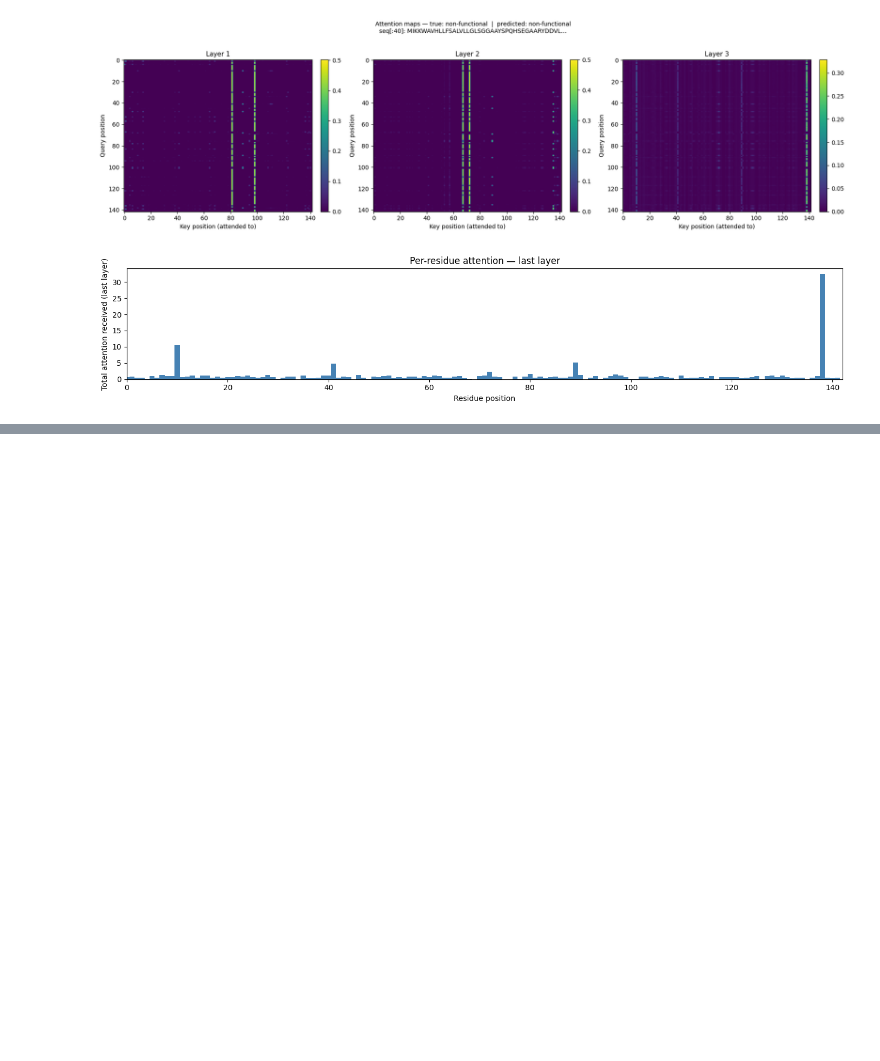
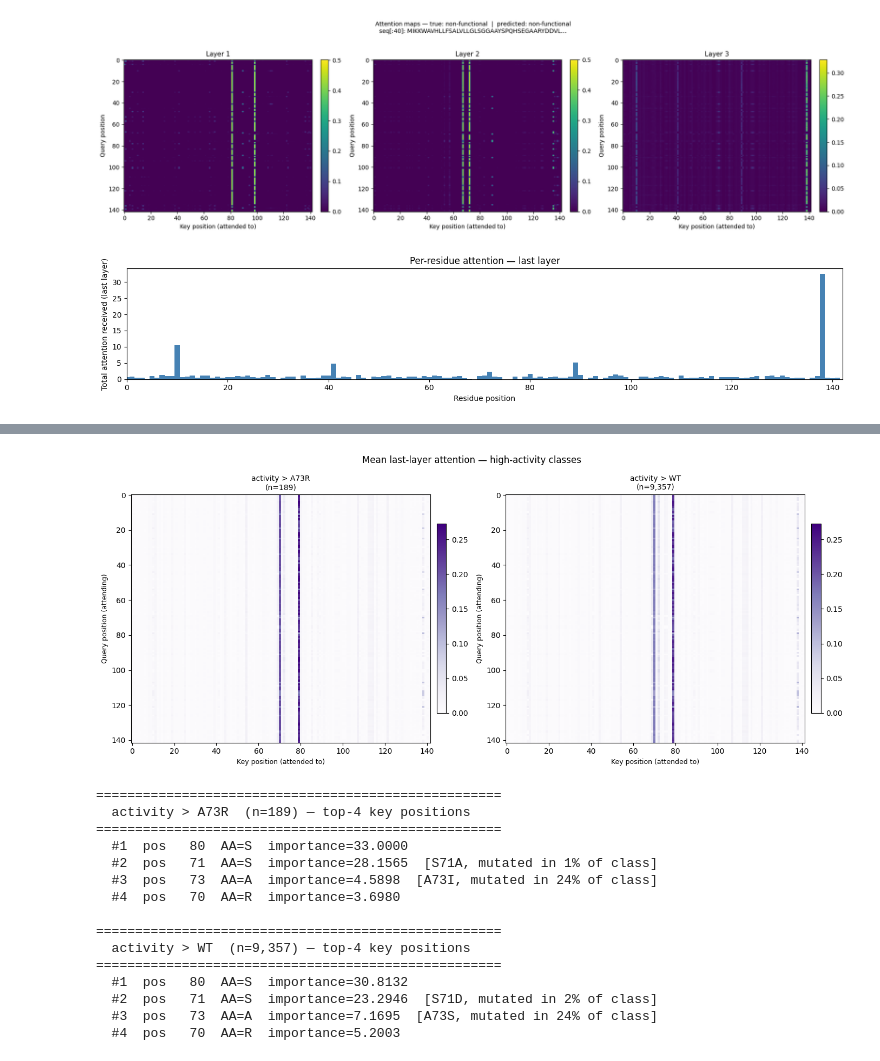
Before and after one commit to zahmiriajoh/AwasthiJohnson_10.C51, a Jupyter notebook: notebooks/02_model_comparison.ipynb, the cells around one changed output, grey strips where cells are left out. Cells and saved outputs as stored; diff of their text form; code cells hidden in the pictures; blank space fills up the shorter version.

```diff
--- a/notebooks/02_model_comparison.ipynb
+++ b/notebooks/02_model_comparison.ipynb
@@ -444,0 +574,80 @@ plt.show()
+# %%
+import ast
+from collections import Counter
+
+CLASSES_TO_PLOT = ['activity > A73R', 'activity > WT']
+
+# --- heatmaps ---
+fig, axes = plt.subplots(1, 2, figsize=(14, 6))
+vmax = max(
+    attn_all[np.array(true_labels) == cls].mean(axis=0).max()
+    for cls in CLASSES_TO_PLOT
+)
+
+for ax, cls in zip(axes, CLASSES_TO_PLOT):
+    mask     = np.array(true_labels) == cls
+    cls_mean = attn_all[mask].mean(axis=0)        # (seq_len, seq_len)
+
+    im = ax.imshow(cls_mean, cmap="Purples", aspect="auto",
+                   interpolation="nearest", vmin=0, vmax=vmax)
+    ax.set_title(f"{cls}\n(n={mask.sum():,})", fontsize=10)
+    ax.set_xlabel("Key position (attended to)", fontsize=9)
+    ax.set_ylabel("Query position (attending)", fontsize=9)
+    plt.colorbar(im, ax=ax, fraction=0.03, pad=0.02)
+
+fig.suptitle("Mean last-layer attention — high-activity classes", fontsize=12)
+plt.tight_layout()
+plt.show()
+
+# --- top-4 key positions ---
+for cls in CLASSES_TO_PLOT:
+    mask     = np.array(true_labels) == cls
+    cls_mean = attn_all[mask].mean(axis=0)        # (seq_len, seq_len)
+    cls_df   = trans_preds_df[mask].reset_index(drop=True)
+    cls_seqs = [seqs[i] for i in np.where(mask)[0]]
+
+    key_importance = cls_mean.sum(axis=0)         # sum over query → (seq_len,)
+    top4_idx       = np.argsort(-key_importance)[:4]
+
+    # mutation frequency per position within this class
+    mut_freq = Counter(
+        pos - 1
+        for row in cls_df["mutations"]
+        for _, pos, _ in ast.literal_eval(row)
+    )
+    # most common mutation label at each position (e.g. "A30S")
+    mut_labels_at = {}
+    for row in cls_df["mutations"]:
+        for orig, pos, new in ast.literal_eval(row):
+            mut_labels_at.setdefault(pos - 1, Counter())[f"{orig}{pos}{new}"] += 1
+
+    print(f"\n{'='*52}")
+    print(f"  {cls}  (n={mask.sum():,}) — top-4 key positions")
+    print(f"{'='*52}")
+    for rank, pos in enumerate(top4_idx, 1):
+        consensus_aa = Counter(s[pos] for s in cls_seqs).most_common(1)[0][0]
+        freq         = mut_freq.get(pos, 0) / mask.sum()
+        if freq > 0.01:
+            top_mut = mut_labels_at[pos].most_common(1)[0][0]
+            note    = f"  [{top_mut}, mutated in {freq:.0%} of class]"
+        else:
+            note = ""
+        print(f"  #{rank}  pos {pos+1:>4}  AA={consensus_aa}"
+              f"  importance={key_importance[pos]:.4f}{note}")
+# %% [output]
+[figure, added]
+====================================================
+  activity > A73R  (n=189) — top-4 key positions
+====================================================
+  #1  pos   80  AA=S  importance=33.0000
+  #2  pos   71  AA=S  importance=28.1565  [S71A, mutated in 1% of class]
+  #3  pos   73  AA=A  importance=4.5898  [A73I, mutated in 24% of class]
+  #4  pos   70  AA=R  importance=3.6980
+
+====================================================
+  activity > WT  (n=9,357) — top-4 key positions
+====================================================
+  #1  pos   80  AA=S  importance=30.8132
+  #2  pos   71  AA=S  importance=23.2946  [S71D, mutated in 2% of class]
+  #3  pos   73  AA=A  importance=7.1695  [A73S, mutated in 24% of class]
+  #4  pos   70  AA=R  importance=5.2003
```
Also changed, not shown: parts of 4 cells of this notebook, 8 other files.
